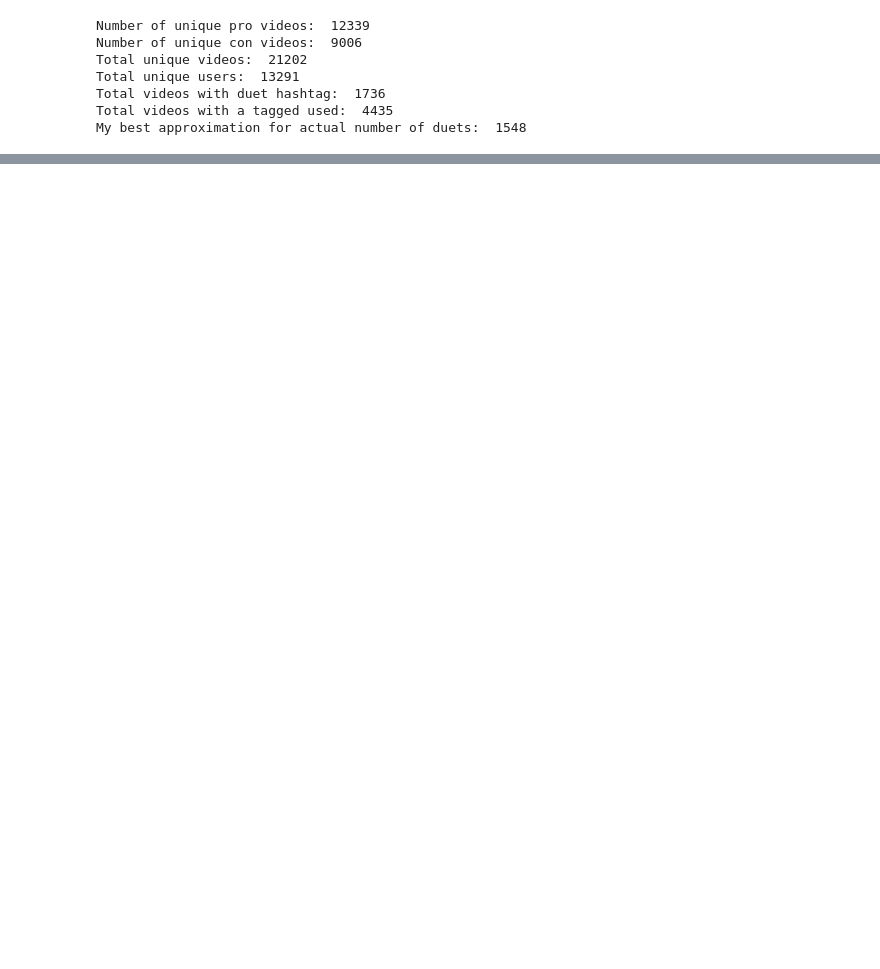
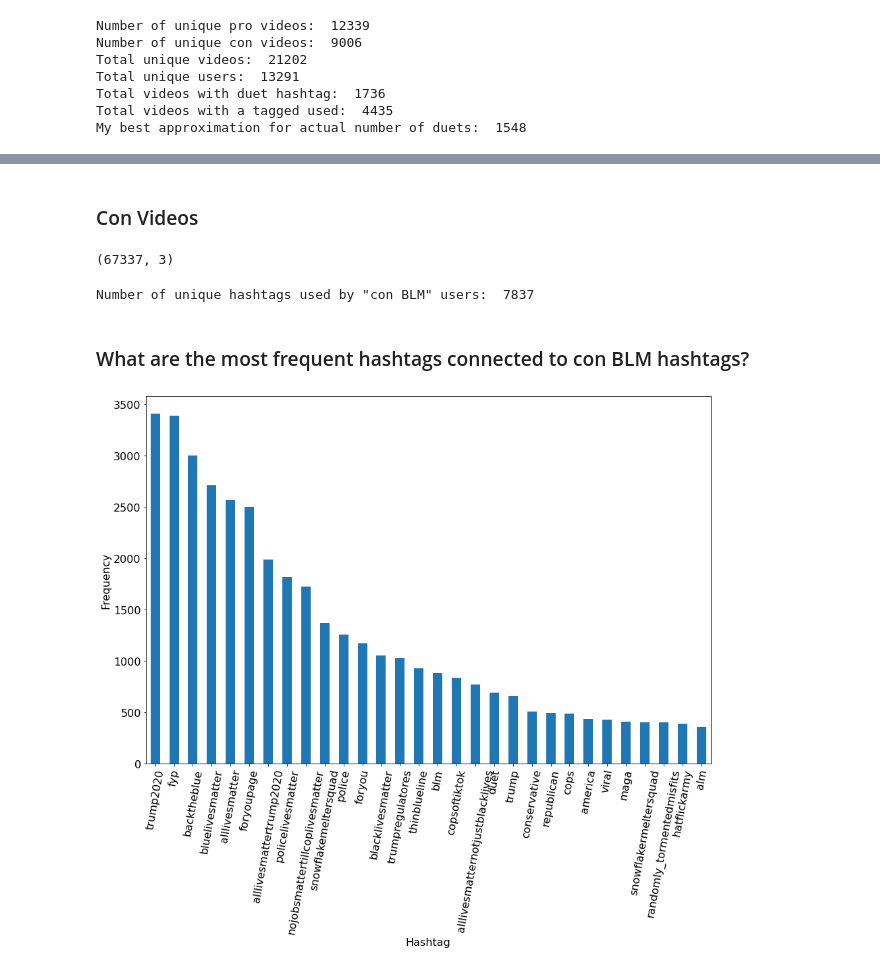
Before and after one commit to sipka/TikTok, a Jupyter notebook: TikTokDataParsing.ipynb, the cells around one changed output, grey strips where cells are left out. Drawn from its saved outputs; the diff is of its cells as text; code cells hidden in the pictures; blank space fills up the shorter version.

```diff
--- a/TikTokDataParsing.ipynb
+++ b/TikTokDataParsing.ipynb
@@ -257,0 +480,33 @@ all_videos[all_videos.raw.str.contains('duetFromId')]
+# %% [markdown]
+### Con Videos
+# %%
+con_videos_hashtags = con_videos[['user_id', 'video_id', 'hashtags_used']]
+
+
+list_to_save = []
+
+for index, row in con_videos_hashtags.iterrows():
+    for hashtag in row['hashtags_used'].split(', '):
+        list_to_save.append([row['user_id'], row['video_id'], hashtag])
+
+
+con_hashtag_df = pd.DataFrame(list_to_save, columns=['user_id', 'video_id', 'hashtag'])
+# %%
+con_hashtag_df.shape
+# %% [output]
+(67337, 3)
+# %%
+print('Number of unique hashtags used by "con BLM" users: ', len(con_hashtag_df.hashtag.unique()))
+# %% [output]
+Number of unique hashtags used by "con BLM" users:  7837
+# %% [markdown]
+### What are the most frequent hashtags connected to con BLM hashtags?
+# %%
+plt.figure(figsize=(15,10))
+con_hashtag_df['hashtag'].value_counts().head(30).plot.bar()
+plt.xticks(rotation=80)
+plt.xlabel("Hashtag")
+plt.ylabel("Frequency")
+plt.show()
+# %% [output]
+[figure, added]
```
Also changed, not shown: parts of 67 cells of this notebook.
